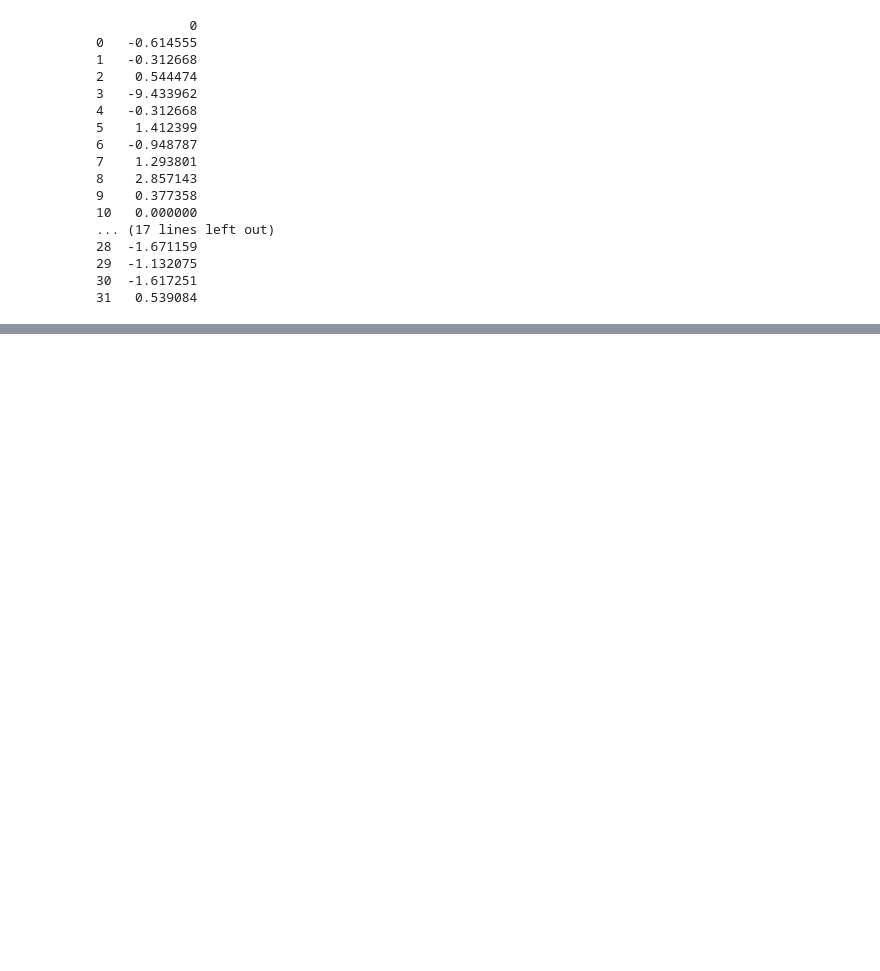
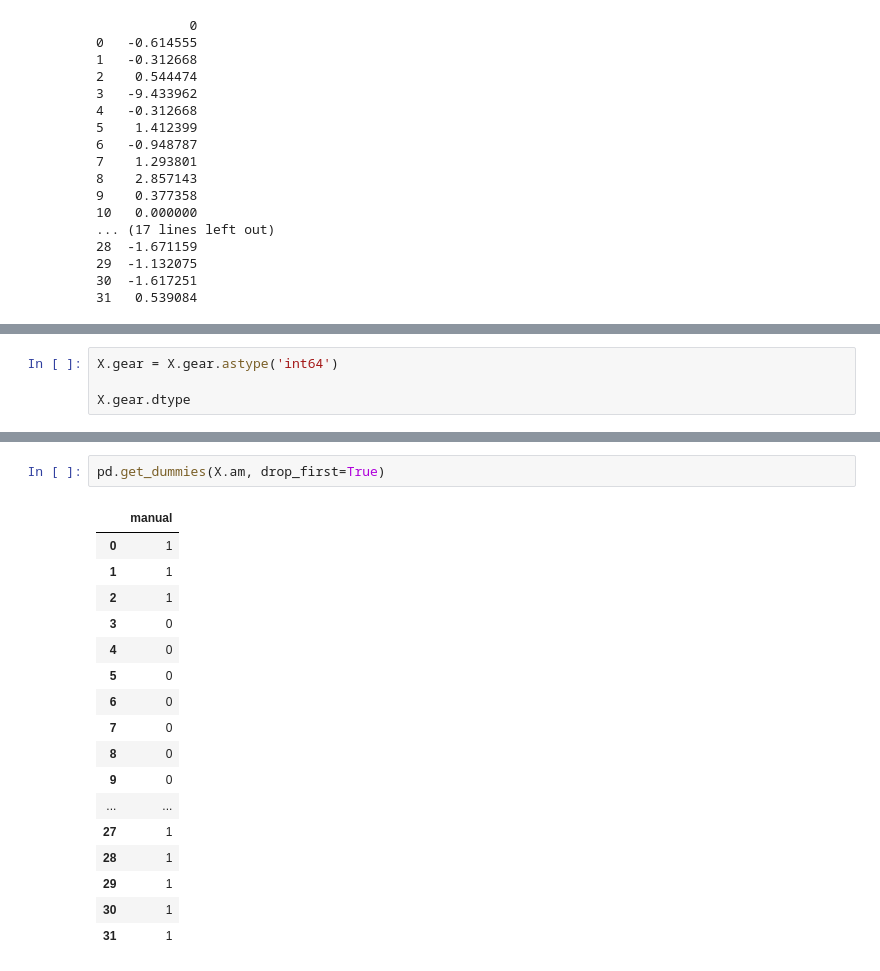
Before and after one commit to eseulLee/python, a Jupyter notebook: study_part03.ipynb, the cells around one changed output, grey strips where cells are left out. Cells and saved outputs as stored; diff of their text form; blank space fills up the shorter version.

```diff
--- a/study_part03.ipynb
+++ b/study_part03.ipynb
@@ -715,0 +751,4 @@ print(qsec_)
+# %%
+X.gear = X.gear.astype('int64')
+
+X.gear.dtype
@@ -715,0 +810,20 @@ print(qsec_)
+# %%
+pd.get_dummies(X.am, drop_first=True)
+# %% [output]
+|  | manual |
+| 0 | 1 |
+| 1 | 1 |
+| 2 | 1 |
+| 3 | 0 |
+| 4 | 0 |
+| 5 | 0 |
+| 6 | 0 |
+| 7 | 0 |
+| 8 | 0 |
+| 9 | 0 |
+| ... | ... |
+| 27 | 1 |
+| 28 | 1 |
+| 29 | 1 |
+| 30 | 1 |
+| 31 | 1 |
```
Also changed, not shown: parts of 36 cells of this notebook.
